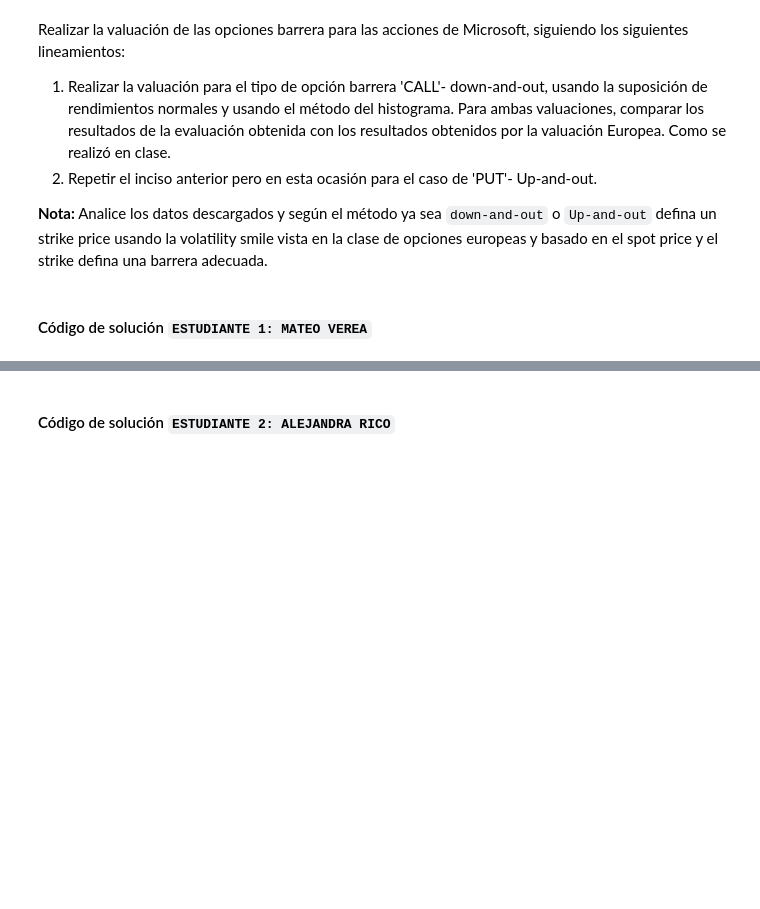
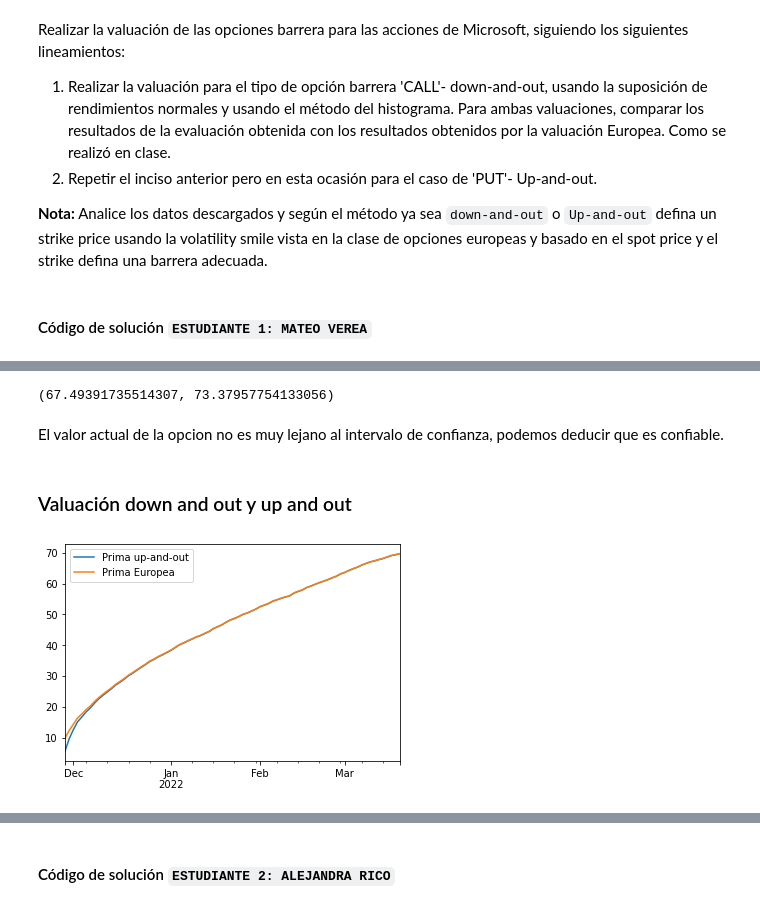
Before and after one commit to Mateoverea/Tarea10_MVerea_ARico, a Jupyter notebook: Tarea10_MVerea_ARico.ipynb, the cells around one changed output, grey strips where cells are left out. Drawn from its saved outputs; the diff is of its cells as text; code cells hidden in the pictures; blank space fills up the shorter version.

```diff
--- a/Tarea10_MVerea_ARico.ipynb
+++ b/Tarea10_MVerea_ARico.ipynb
@@ -49,0 +179,31 @@ pd.set_option('precision', 3)
+# %%
+confianza = 0.95
+sigma_est = sim_closes_hist.iloc[-1].sem()
+mean_est = call_hist.iloc[-1].Prima
+# i1 = st.t.interval(confianza,nscen-1, loc=mean_est, scale=sigma_est)
+i2 = st.norm.interval(confianza, loc=mean_est, scale=sigma_est)
+print(i2)
+# %% [output]
+(67.49391735514307, 73.37957754133056)
+# %% [markdown]
+El valor actual de la opcion no es muy lejano al intervalo de confianza, podemos deducir que es confiable.
+# %% [markdown]
+### Valuación down and out y up and out
+# %%
+# Definir barrera
+B = 680
+# Crear función indicadora
+I = (sim_closes > B).cumsum(axis=0) > 0
+# Definir strike
+strike = K
+# Calcular la prima de una opción Europea
+call = pd.DataFrame({'Prima Europea':np.exp(-r*ndays)*np.fmax(sim_closes - strike, 0)
+                     .mean(axis=1)},index=dates)
+# Calcular la prima de una opción barrera
+callui = pd.DataFrame({'Prima up-and-out':np.exp(-r*ndays)*(I * np.fmax(sim_closes - strike, 0))
+                       .mean(axis=1)},index=dates)
+# Graficar el resultado de las dos primas previamente valuadas
+ax = callui.plot();
+call.plot(ax=ax);
+# %% [output]
+[figure, added]
```
Also changed, not shown: parts of 21 cells of this notebook.
